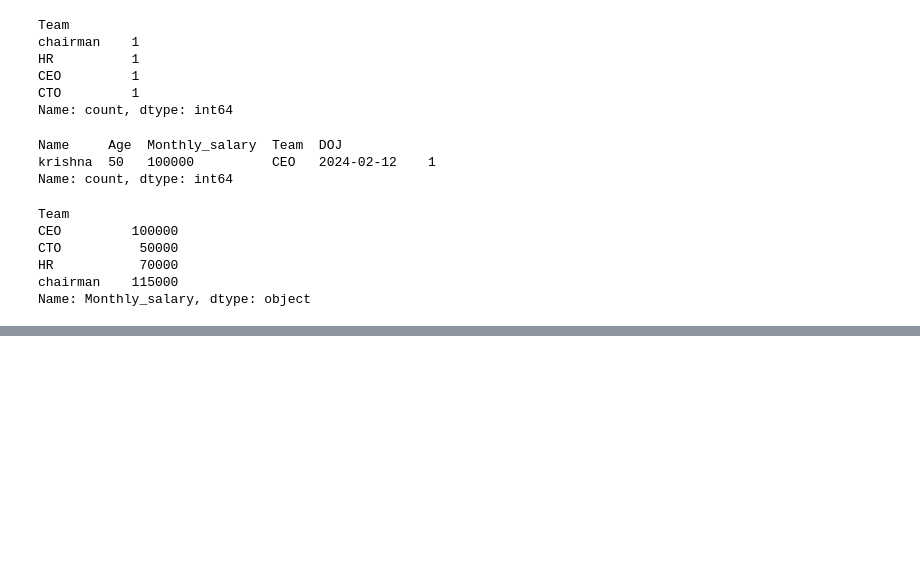
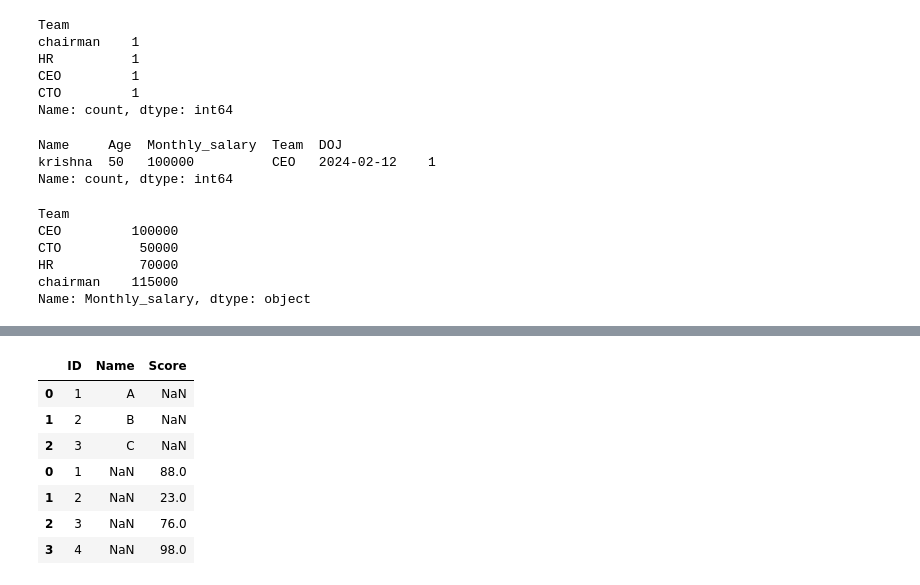
Before and after one commit to kaflebiplob/ML_BASICS, a Jupyter notebook: pandas_basic/pandas_basic_test.ipynb, the cells around one changed output, grey strips where cells are left out. Saved outputs shown, nothing was run; the diff lists cells and outputs as text; code cells hidden in the pictures; blank space fills up the shorter version.

Commit message:
feat: (pandas) learning about concat and merge

```diff
--- a/pandas_basic/pandas_basic_test.ipynb
+++ b/pandas_basic/pandas_basic_test.ipynb
@@ -499,0 +505,4 @@ TypeError: agg function failed [how->mean,dtype->object]
+# %%
+# Concatenate and merge datasets
+df1= pd.DataFrame({'ID':[1,2,3],'Name':['A','B','C']})
+df1
@@ -499,0 +514,3 @@ TypeError: agg function failed [how->mean,dtype->object]
+# %%
+df2= pd.DataFrame({'ID':[1,2,3,4],'Score':[88,23,76,98]})
+df2
@@ -499,0 +523,11 @@ TypeError: agg function failed [how->mean,dtype->object]
+# %%
+pd.concat([df1,df2],axis=0) # vertical , row level, top on top
+# %% [output]
+|  | ID | Name | Score |
+| 0 | 1 | A | NaN |
+| 1 | 2 | B | NaN |
+| 2 | 3 | C | NaN |
+| 0 | 1 | NaN | 88.0 |
+| 1 | 2 | NaN | 23.0 |
+| 2 | 3 | NaN | 76.0 |
+| 3 | 4 | NaN | 98.0 |
```
Also changed, not shown: parts of 5 cells of this notebook.
